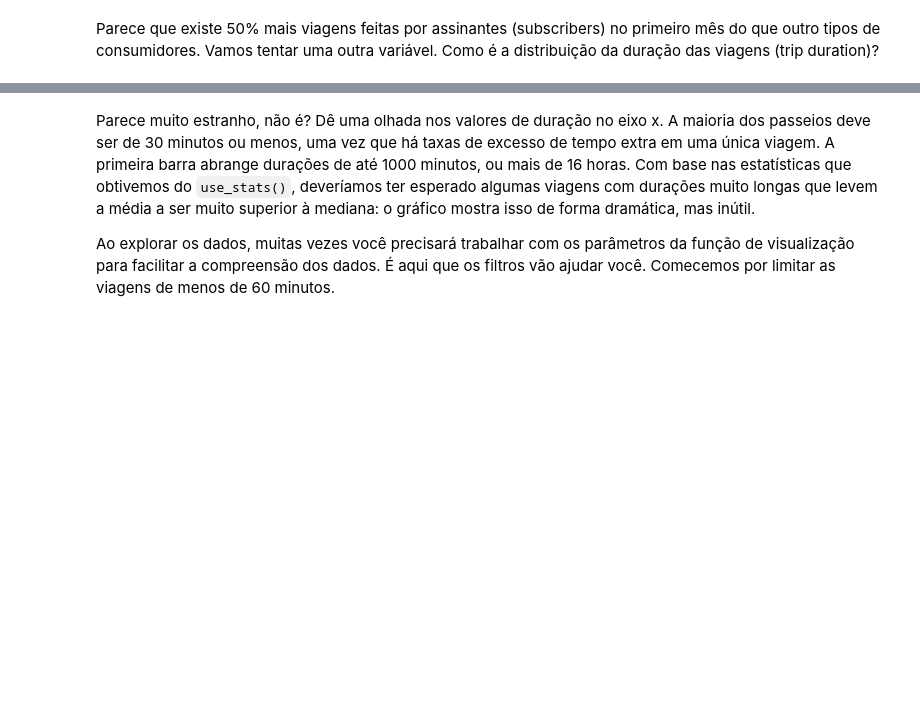
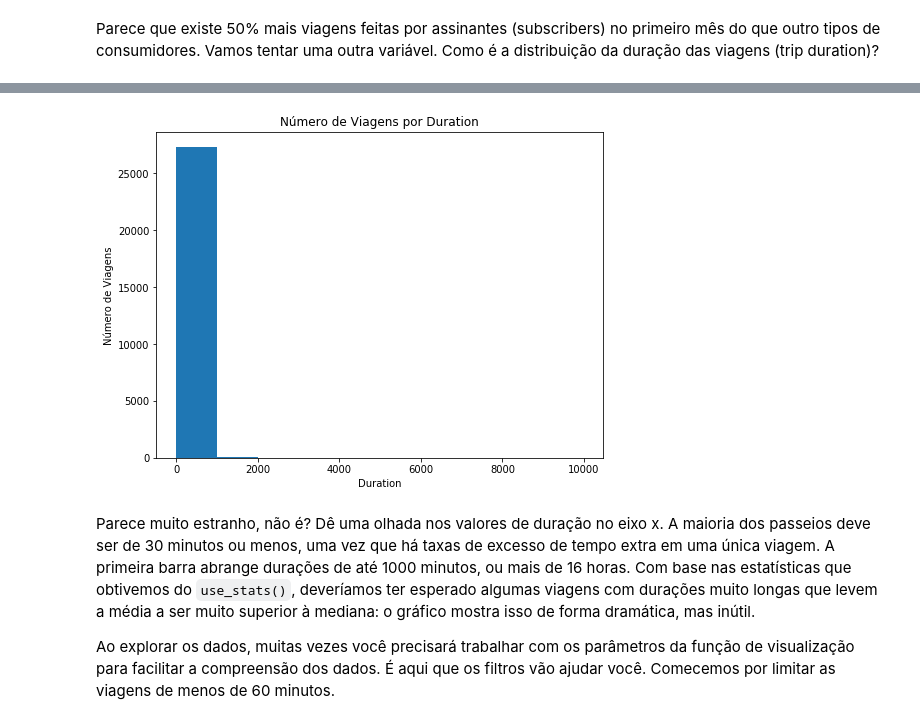
Before and after one commit to julianyraiol/analysis-of-bay-area-bike-share-nfds, a Jupyter notebook: Analise_Bay_Area_Bike_Share-NDFDSI.ipynb, the cells around one changed output, grey strips where cells are left out. Cells and saved outputs as stored; diff of their text form; code cells hidden in the pictures; blank space fills up the shorter version.

```diff
--- a/Analise_Bay_Area_Bike_Share-NDFDSI.ipynb
+++ b/Analise_Bay_Area_Bike_Share-NDFDSI.ipynb
@@ -281,6 +370,8 @@ Parece que existe 50% mais viagens feitas por assinantes (subscribers) no primei
 # %%
 # rode este comando abaixo caso esteja em dúvida quanto ao resultado esperado
-# usage_plot(trip_data, 'duration')
+usage_plot(trip_data, 'duration')
+# %% [output]
+[figure, added]
 # %% [markdown]
 Parece muito estranho, não é? Dê uma olhada nos valores de duração no eixo x. A maioria dos passeios deve ser de 30 minutos ou menos, uma vez que há taxas de excesso de tempo extra em uma única viagem. A primeira barra abrange durações de até 1000 minutos, ou mais de 16 horas. Com base nas estatísticas que obtivemos do `use_stats()`, deveríamos ter esperado algumas viagens com durações muito longas que levem a média a ser muito superior à mediana: o gráfico mostra isso de forma dramática, mas inútil.
 
```
Also changed, not shown: parts of 14 cells of this notebook, 1 other file.
